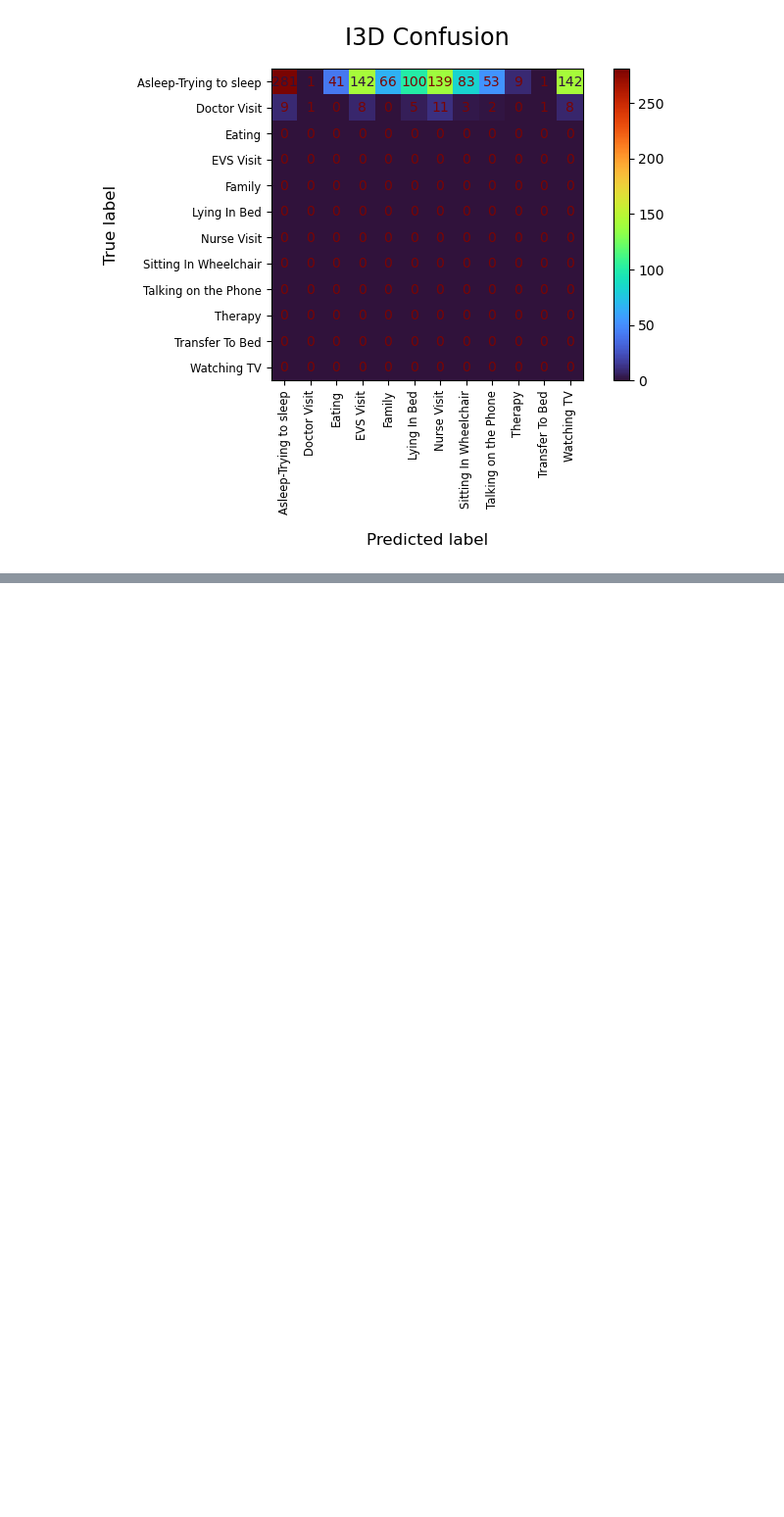
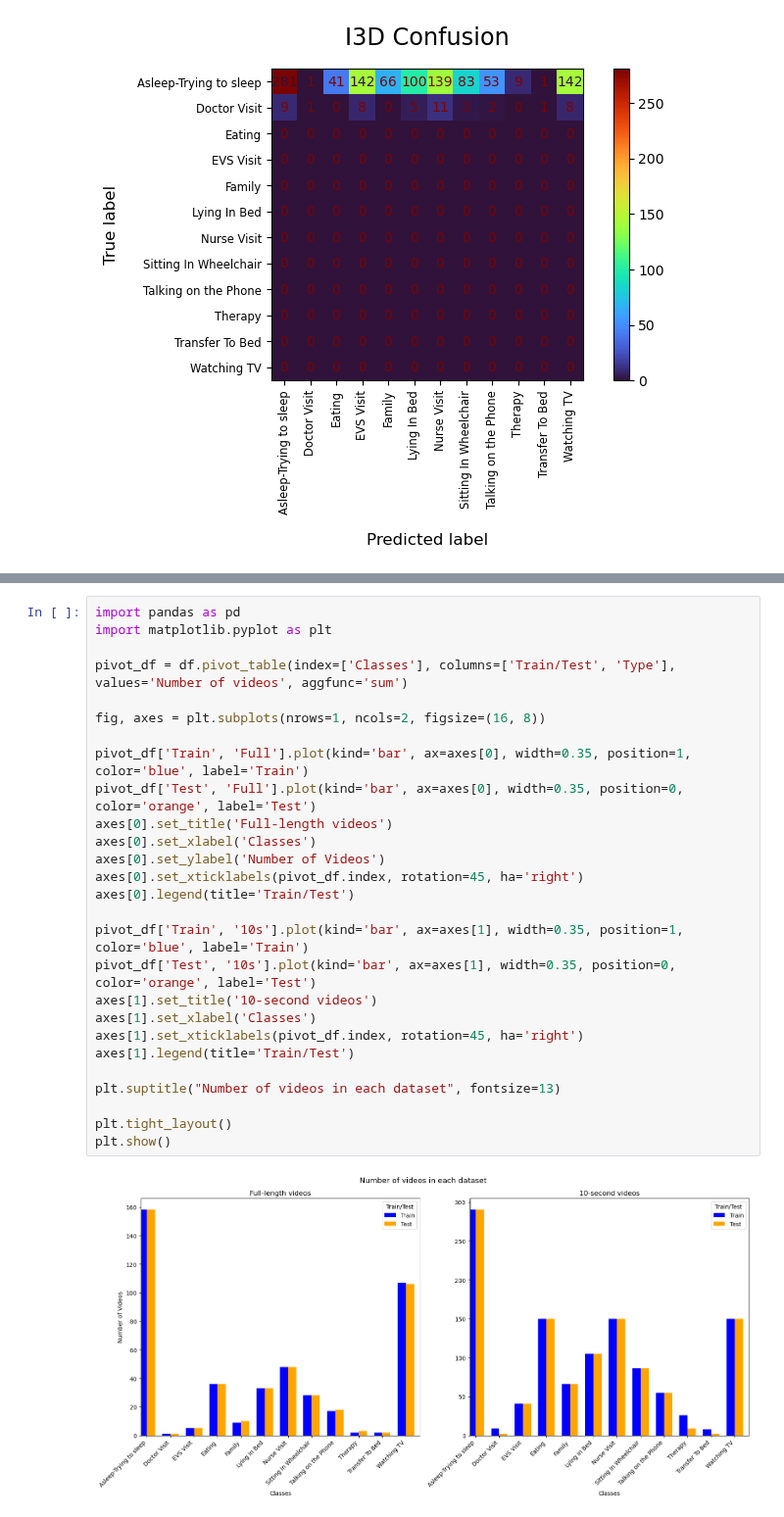
Before and after one commit to AI-For-Wearables-PAM/activity-recog, a Jupyter notebook: utilities/plot-performance.ipynb, the cells around one changed output, grey strips where cells are left out. Shown at 98% size. Saved outputs shown, nothing was run; the diff lists cells and outputs as text; blank space fills up the shorter version.

Commit message:
Make dataset plot
Signed-off-by: James Cole <40645190+jamescoledesign@users.noreply.github.com>

```diff
--- a/utilities/plot-performance.ipynb
+++ b/utilities/plot-performance.ipynb
@@ -252,0 +330,29 @@ Asleep-Trying to sleep       0.97      0.27      0.42      1058
+# %%
+import pandas as pd
+import matplotlib.pyplot as plt
+
+pivot_df = df.pivot_table(index=['Classes'], columns=['Train/Test', 'Type'], values='Number of videos', aggfunc='sum')
+
+fig, axes = plt.subplots(nrows=1, ncols=2, figsize=(16, 8))
+
+pivot_df['Train', 'Full'].plot(kind='bar', ax=axes[0], width=0.35, position=1, color='blue', label='Train')
+pivot_df['Test', 'Full'].plot(kind='bar', ax=axes[0], width=0.35, position=0, color='orange', label='Test')
+axes[0].set_title('Full-length videos')
+axes[0].set_xlabel('Classes')
+axes[0].set_ylabel('Number of Videos')
+axes[0].set_xticklabels(pivot_df.index, rotation=45, ha='right')
+axes[0].legend(title='Train/Test')
+
+pivot_df['Train', '10s'].plot(kind='bar', ax=axes[1], width=0.35, position=1, color='blue', label='Train')
+pivot_df['Test', '10s'].plot(kind='bar', ax=axes[1], width=0.35, position=0, color='orange', label='Test')
+axes[1].set_title('10-second videos')
+axes[1].set_xlabel('Classes')
+axes[1].set_xticklabels(pivot_df.index, rotation=45, ha='right')
+axes[1].legend(title='Train/Test')
+
+plt.suptitle("Number of videos in each dataset", fontsize=13)
+
+plt.tight_layout()
+plt.show()
+# %% [output]
+[figure, added]
```
Also changed, not shown: parts of 4 cells of this notebook, 4 other files.
